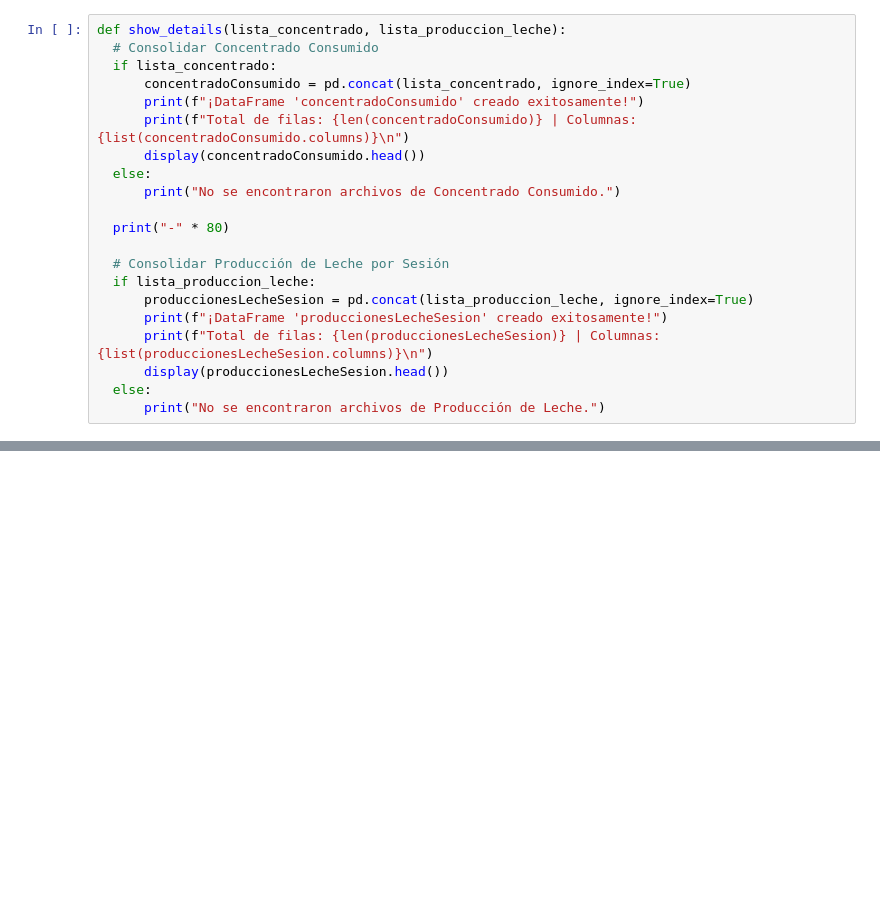
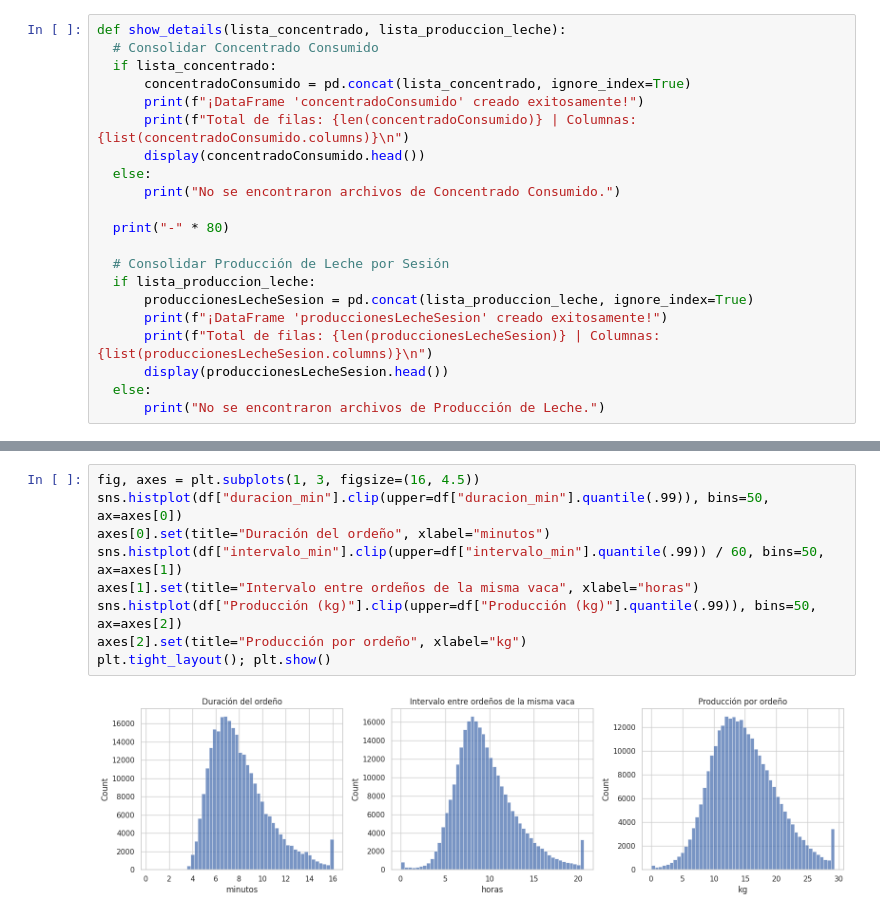
Before and after one commit to kamimartinez/VMS-prediction, a Jupyter notebook: DataUnderstanding.ipynb, the cells around one changed output, grey strips where cells are left out. Saved outputs shown, nothing was run; the diff lists cells and outputs as text; blank space fills up the shorter version.

```diff
--- a/DataUnderstanding.ipynb
+++ b/DataUnderstanding.ipynb
@@ -251,0 +464,11 @@ Total de filas: 278968 | Columnas: ['Hora de inicio', 'Número de ordeño', 'Dur
+# %%
+fig, axes = plt.subplots(1, 3, figsize=(16, 4.5))
+sns.histplot(df["duracion_min"].clip(upper=df["duracion_min"].quantile(.99)), bins=50, ax=axes[0])
+axes[0].set(title="Duración del ordeño", xlabel="minutos")
+sns.histplot(df["intervalo_min"].clip(upper=df["intervalo_min"].quantile(.99)) / 60, bins=50, ax=axes[1])
+axes[1].set(title="Intervalo entre ordeños de la misma vaca", xlabel="horas")
+sns.histplot(df["Producción (kg)"].clip(upper=df["Producción (kg)"].quantile(.99)), bins=50, ax=axes[2])
+axes[2].set(title="Producción por ordeño", xlabel="kg")
+plt.tight_layout(); plt.show()
+# %% [output]
+[figure, added]
```
Also changed, not shown: parts of 37 cells of this notebook.
